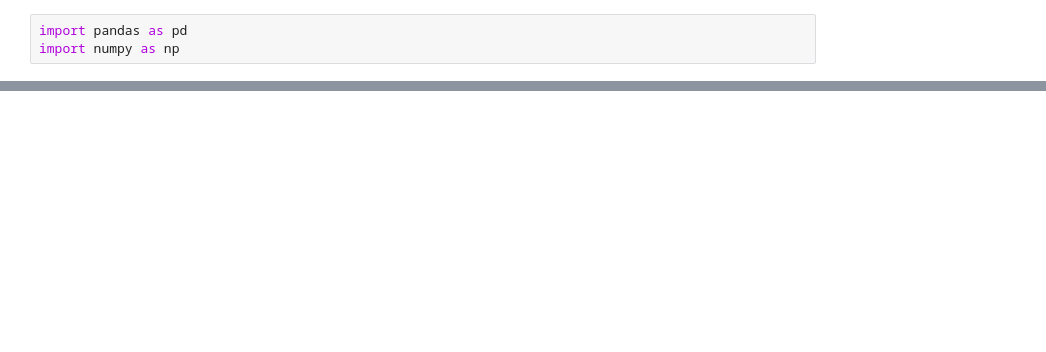
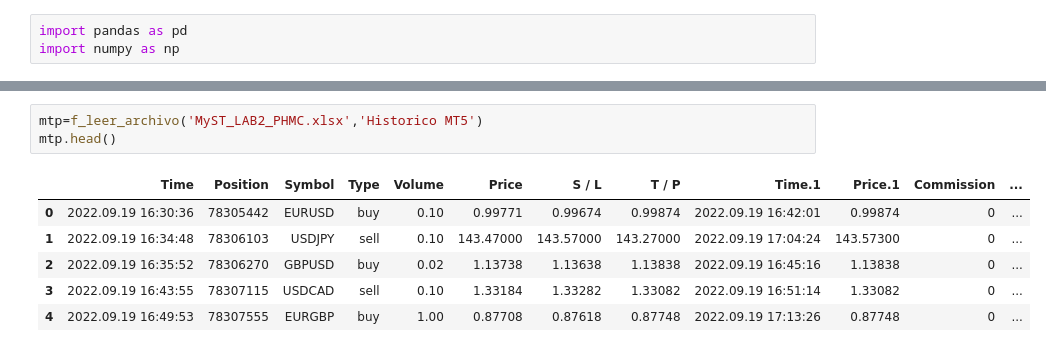
Before and after one commit to Aranzazu-R/MyST_LAB_3_E1, a Jupyter notebook: Estadistica_descriptiva.ipynb, the cells around one changed output, grey strips where cells are left out. Drawn from its saved outputs; the diff is of its cells as text; blank space fills up the shorter version.

```diff
--- a/Estadistica_descriptiva.ipynb
+++ b/Estadistica_descriptiva.ipynb
@@ -26,0 +29,10 @@ mtf
+# %%
+mtp=f_leer_archivo('MyST_LAB2_PHMC.xlsx','Historico MT5')
+mtp.head()
+# %% [output]
+|  | Time | Position | Symbol | Type | Volume | Price | S / L | T / P | Time.1 | Price.1 | Commission | ... |
+| 0 | 2022.09.19 16:30:36 | 78305442 | EURUSD | buy | 0.10 | 0.99771 | 0.99674 | 0.99874 | 2022.09.19 16:42:01 | 0.99874 | 0 | ... |
+| 1 | 2022.09.19 16:34:48 | 78306103 | USDJPY | sell | 0.10 | 143.47000 | 143.57000 | 143.27000 | 2022.09.19 17:04:24 | 143.57300 | 0 | ... |
+| 2 | 2022.09.19 16:35:52 | 78306270 | GBPUSD | buy | 0.02 | 1.13738 | 1.13638 | 1.13838 | 2022.09.19 16:45:16 | 1.13838 | 0 | ... |
+| 3 | 2022.09.19 16:43:55 | 78307115 | USDCAD | sell | 0.10 | 1.33184 | 1.33282 | 1.33082 | 2022.09.19 16:51:14 | 1.33082 | 0 | ... |
+| 4 | 2022.09.19 16:49:53 | 78307555 | EURGBP | buy | 1.00 | 0.87708 | 0.87618 | 0.87748 | 2022.09.19 17:13:26 | 0.87748 | 0 | ... |
```
Also changed, not shown: parts of 33 cells of this notebook.
